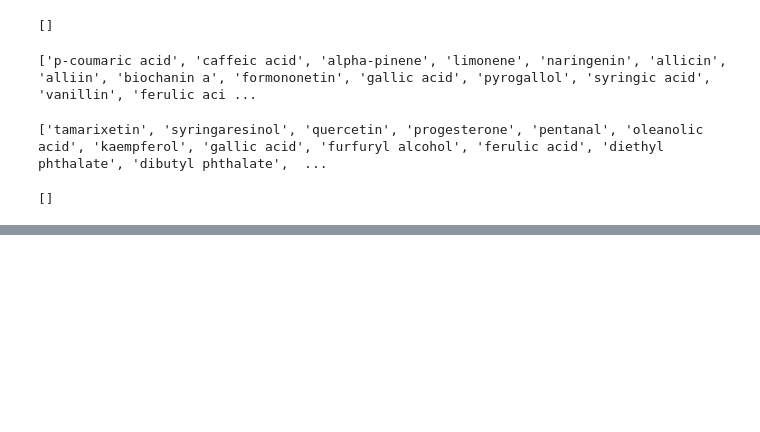
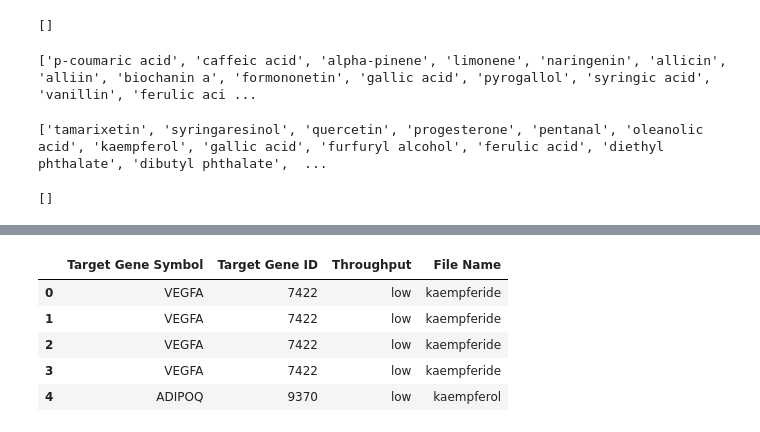
Before and after one commit to andrewjonathanbs/NetworkPharmacology-ParemRematik, a Jupyter notebook: Network_Pharmacology_of_Param_Rematik.ipynb, the cells around one changed output, grey strips where cells are left out. Saved outputs shown, nothing was run; the diff lists cells and outputs as text; code cells hidden in the pictures; blank space fills up the shorter version.

```diff
--- a/Network_Pharmacology_of_Param_Rematik.ipynb
+++ b/Network_Pharmacology_of_Param_Rematik.ipynb
@@ -646,0 +820,11 @@ df = pd.read_csv()
+# %%
+# Fix the column by removing the '_red' part
+result_df['File Name'] = result_df['File Name'].str.replace('_gene', '')
+result_df.head()
+# %% [output]
+|  | Target Gene Symbol | Target Gene ID | Throughput | File Name |
+| 0 | VEGFA | 7422 | low | kaempferide |
+| 1 | VEGFA | 7422 | low | kaempferide |
+| 2 | VEGFA | 7422 | low | kaempferide |
+| 3 | VEGFA | 7422 | low | kaempferide |
+| 4 | ADIPOQ | 9370 | low | kaempferol |
```
Also changed, not shown: parts of 17 cells of this notebook.
